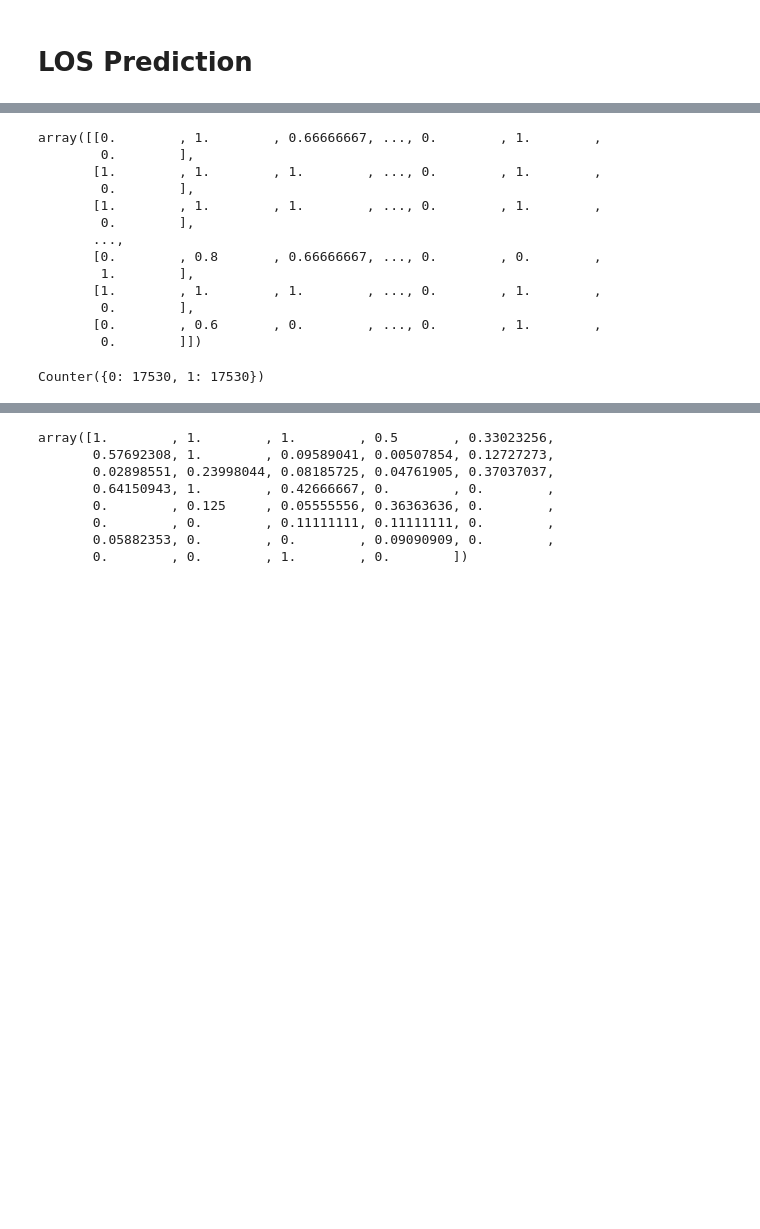
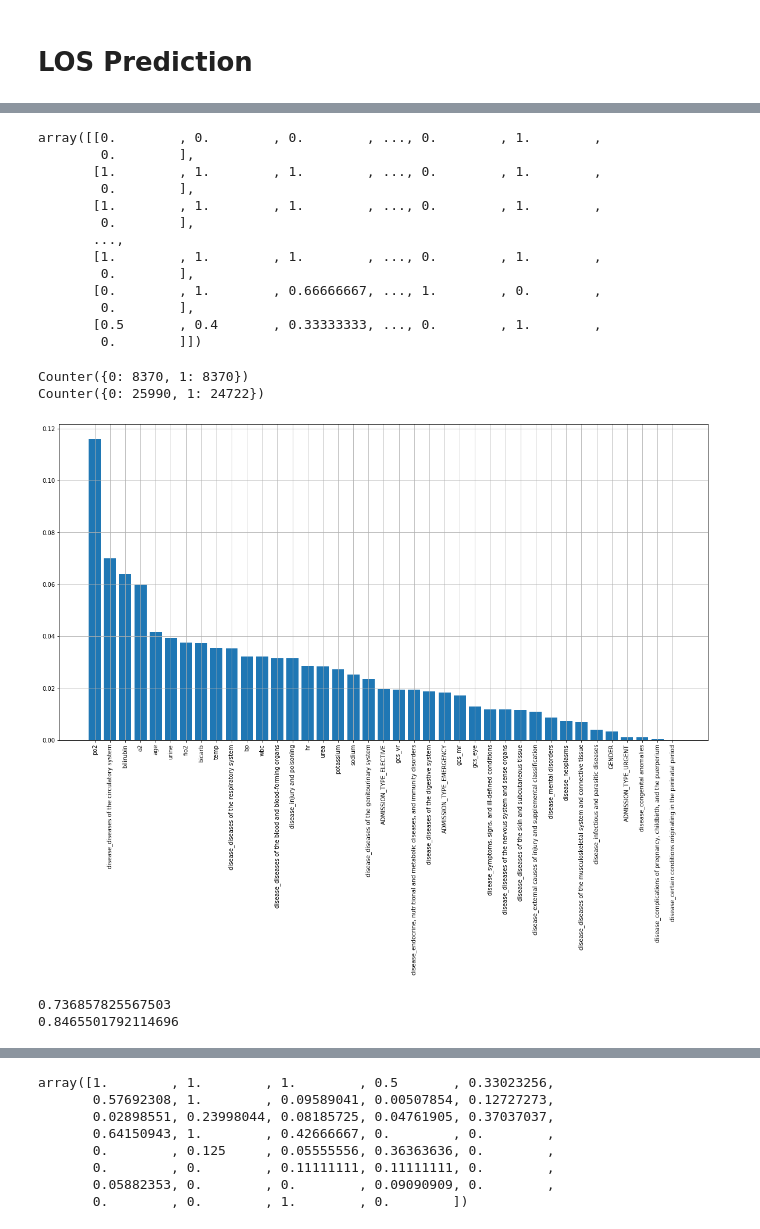
Before and after one commit to RachaelDing/733MIMIC_analysis, a Jupyter notebook: NN.ipynb, the cells around one changed output, grey strips where cells are left out. Saved outputs shown, nothing was run; the diff lists cells and outputs as text; code cells hidden in the pictures; blank space fills up the shorter version.

```diff
--- a/NN.ipynb
+++ b/NN.ipynb
@@ -134,32 +101,34 @@ X
 sc = preprocessing.StandardScaler()
 mm = preprocessing.MinMaxScaler()
 # X = sc.fit_transform(X)
-X = mm.fit_transform(X)
-
+X1 = mm.fit_transform(X1)
+X2 = mm.fit_transform(X2)
 # kb = preprocessing.KBinsDiscretizer(n_bins=3, encode='ordinal', strategy='quantile')
 # y1 = kb.fit_transform(y1.to_numpy().reshape(-1, 1))
 # y1 = y1.flatten()
 
-X
+X2
 # %% [output]
-array([[0.        , 1.        , 0.66666667, ..., 0.        , 1.        ,
+array([[0.        , 0.        , 0.        , ..., 0.        , 1.        ,
         0.        ],
        [1.        , 1.        , 1.        , ..., 0.        , 1.        ,
         0.        ],
        [1.        , 1.        , 1.        , ..., 0.        , 1.        ,
         0.        ],
        ...,
-       [0.        , 0.8       , 0.66666667, ..., 0.        , 0.        ,
-        1.        ],
        [1.        , 1.        , 1.        , ..., 0.        , 1.        ,
         0.        ],
-       [0.        , 0.6       , 0.        , ..., 0.        , 1.        ,
+       [0.        , 1.        , 0.66666667, ..., 1.        , 0.        ,
+        0.        ],
+       [0.5       , 0.4       , 0.33333333, ..., 0.        , 1.        ,
         0.        ]])
 # %%
 # print(kb.bin_edges_)
-print(Counter(y))
+print(Counter(y1))
+print(Counter(y2))
 # %% [output]
-Counter({0: 17530, 1: 17530})
+Counter({0: 8370, 1: 8370})
+Counter({0: 25990, 1: 24722})
 # %%
 # # Resampling
 # from imblearn.over_sampling import SMOTE
@@ -181 +146,22 @@ importance = rfc.feature_importances_
+# %%
+# Baseline 1: Random Forest
+rfc = RandomForestClassifier(max_depth=10, random_state=0)
+rfc.fit(X_train1, y_train1)
+importance = rfc.feature_importances_
+fig, ax = plt.subplots(figsize=(20, 10))
+a, b = zip(*sorted(zip(importance,feature_names), reverse=True))
+
+ax.bar(b, a)
+
+ax.set_xticklabels(labels = b, rotation=90)
+ax.grid()
+plt.show();
+rf_score1 = rfc.score(X_test1, y_test1)
+rf_score2 = rfc.score(X_train1, y_train1)
+print(rf_score1)
+print(rf_score2)
+# %% [output]
+[figure, added]
+0.736857825567503
+0.8465501792114696
 # %%
```
Also changed, not shown: parts of 24 cells of this notebook, 1 other file.
